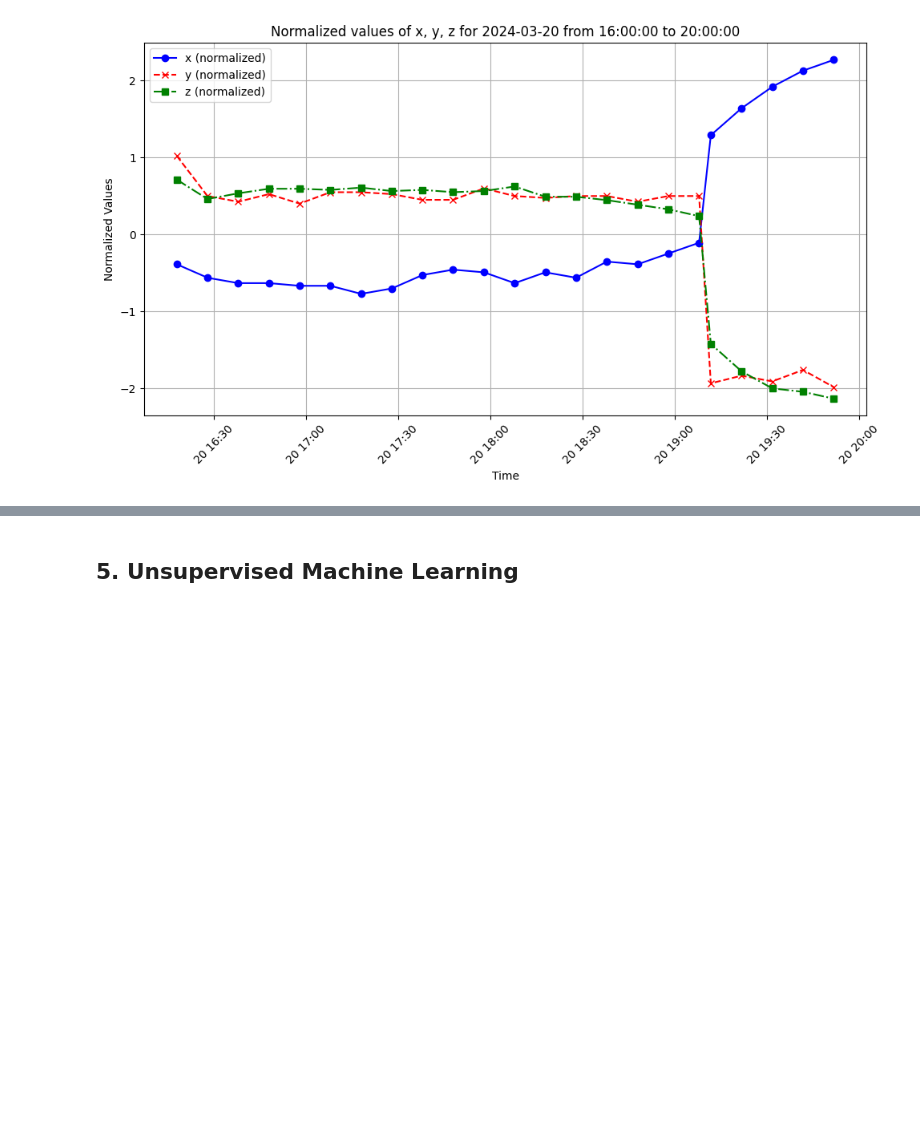
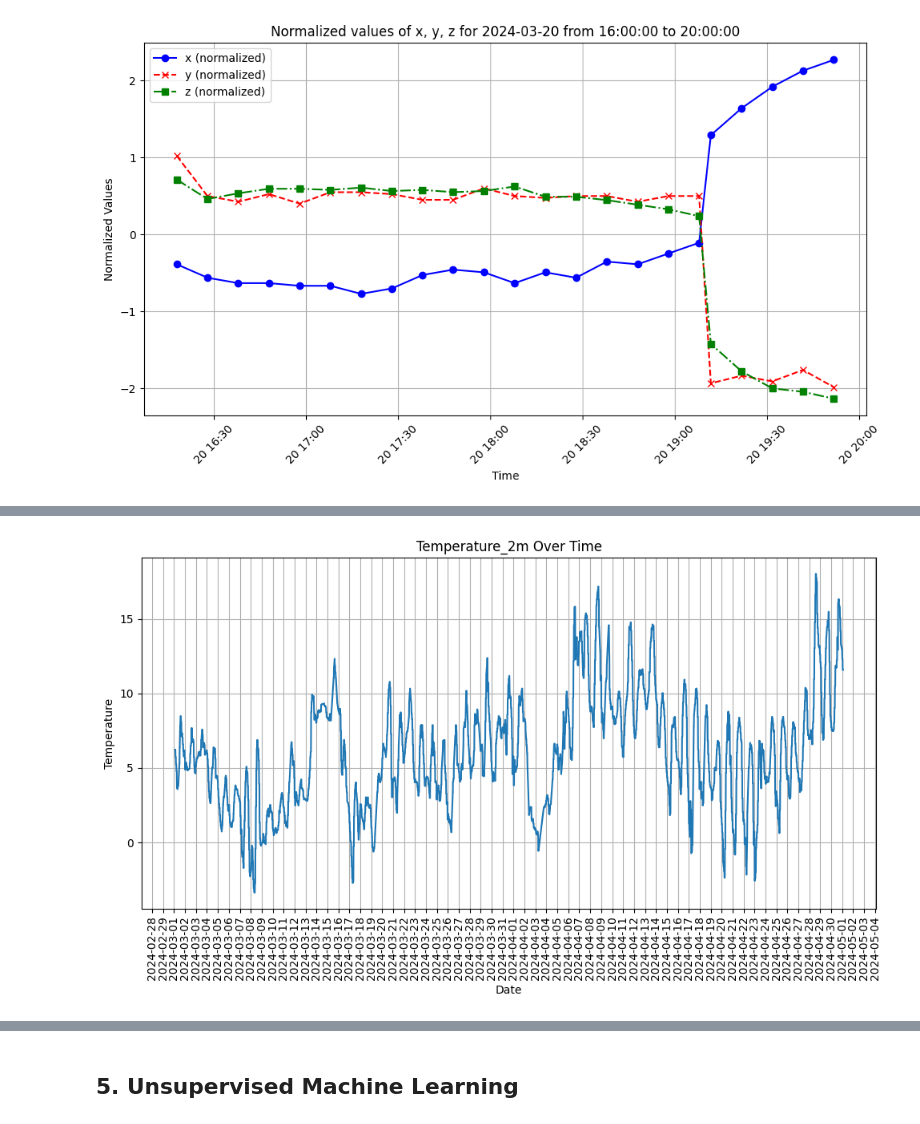
Before and after one commit to annikaijak/2nd_semester_project, a Jupyter notebook: notebooks/eda/EDA_bikelane.ipynb, the cells around one changed output, grey strips where cells are left out. Saved outputs shown, nothing was run; the diff lists cells and outputs as text; code cells hidden in the pictures; blank space fills up the shorter version.

```diff
--- a/notebooks/eda/EDA_bikelane.ipynb
+++ b/notebooks/eda/EDA_bikelane.ipynb
@@ -63,6 +63,6 @@ The information received about the columns are the following:
 # %%
 # Loading the data
-df_combined_full = pd.read_csv('2nd_semester_project/data/combined_full_df.csv') # The path to the dataset should probably be changed when we're setting up the serverless-ml-pipeline
+df_combined_full = pd.read_csv('data/combined_full_df.csv') # The path to the dataset should probably be changed when we're setting up the serverless-ml-pipeline
 df_combined_full.head()
 # %% [output]
 |  | time | battery | temperature | x | y | z | radar_0 | radar_1 | radar_2 | radar_3 | ... | ... |
@@ -578,0 +593,18 @@ See the caveats in the documentation: https://pandas.pydata.org/pandas-docs/stab
+# %%
+# Plotting temperature_2m over time
+plt.figure(figsize=(10, 6))
+plt.plot(df_combined_full['time'], df_combined_full['temperature_2m'], linestyle='-')
+plt.title('Temperature_2m Over Time')
+plt.xlabel('Date')
+plt.ylabel('Temperature')
+plt.xticks(rotation=90)
+plt.grid(True)
+
+# Set x-axis major locator and formatter
+plt.gca().xaxis.set_major_locator(mdates.DayLocator())
+plt.gca().xaxis.set_major_formatter(mdates.DateFormatter('%Y-%m-%d'))
+
+plt.tight_layout()
+plt.show()
+# %% [output]
+[figure, added]
```
Also changed, not shown: parts of 12 cells of this notebook, 1 other file.
